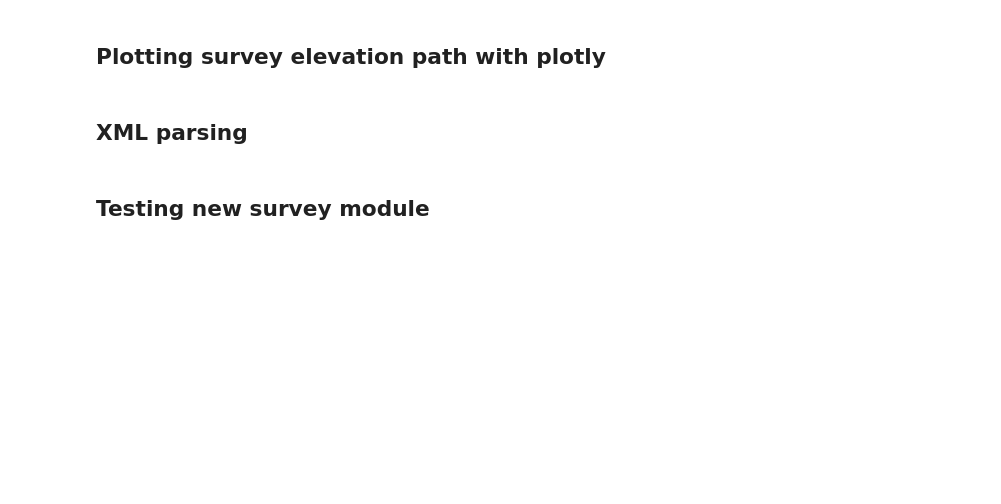
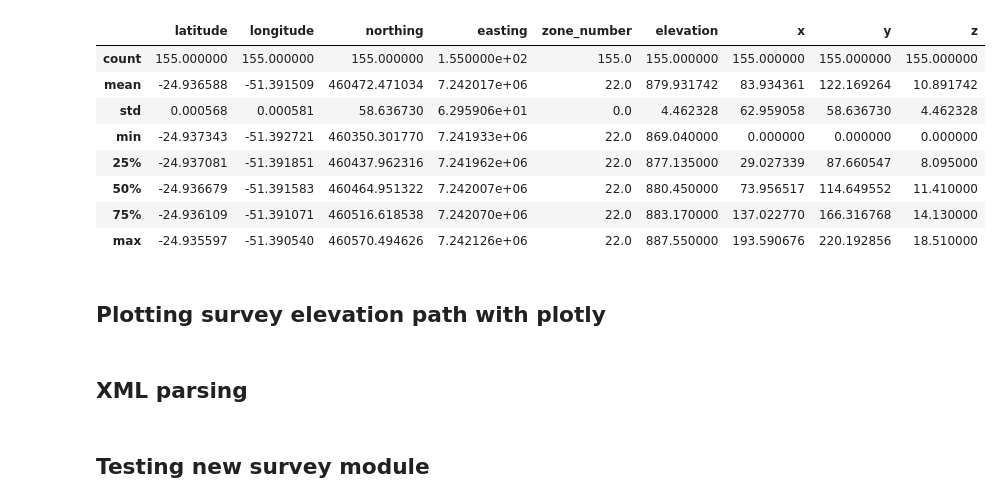
Before and after one commit to agu3rra/volpy, a Jupyter notebook: volpy/examples/Experiments.ipynb, the cells around one changed output. Saved outputs shown, nothing was run; the diff lists cells and outputs as text; code cells hidden in the pictures; blank space fills up the shorter version.

```diff
--- a/volpy/examples/Experiments.ipynb
+++ b/volpy/examples/Experiments.ipynb
@@ -99,0 +44,18 @@ my_survey.view_path_elevation_matplotlib()
+# %%
+df = mys.data
+# %%
+df['x'] = df['easting'] - df['easting'].min()
+df['y'] = df['northing'] - df['northing'].min()
+df['z'] = df['elevation'] - df['elevation'].min()
+# %%
+df.describe()
+# %% [output]
+|  | latitude | longitude | northing | easting | zone_number | elevation | x | y | z |
+| count | 155.000000 | 155.000000 | 155.000000 | 1.550000e+02 | 155.0 | 155.000000 | 155.000000 | 155.000000 | 155.000000 |
+| mean | -24.936588 | -51.391509 | 460472.471034 | 7.242017e+06 | 22.0 | 879.931742 | 83.934361 | 122.169264 | 10.891742 |
+| std | 0.000568 | 0.000581 | 58.636730 | 6.295906e+01 | 0.0 | 4.462328 | 62.959058 | 58.636730 | 4.462328 |
+| min | -24.937343 | -51.392721 | 460350.301770 | 7.241933e+06 | 22.0 | 869.040000 | 0.000000 | 0.000000 | 0.000000 |
+| 25% | -24.937081 | -51.391851 | 460437.962316 | 7.241962e+06 | 22.0 | 877.135000 | 29.027339 | 87.660547 | 8.095000 |
+| 50% | -24.936679 | -51.391583 | 460464.951322 | 7.242007e+06 | 22.0 | 880.450000 | 73.956517 | 114.649552 | 11.410000 |
+| 75% | -24.936109 | -51.391071 | 460516.618538 | 7.242070e+06 | 22.0 | 883.170000 | 137.022770 | 166.316768 | 14.130000 |
+| max | -24.935597 | -51.390540 | 460570.494626 | 7.242126e+06 | 22.0 | 887.550000 | 193.590676 | 220.192856 | 18.510000 |
```
Also changed, not shown: parts of 41 cells of this notebook, 23 other files.
